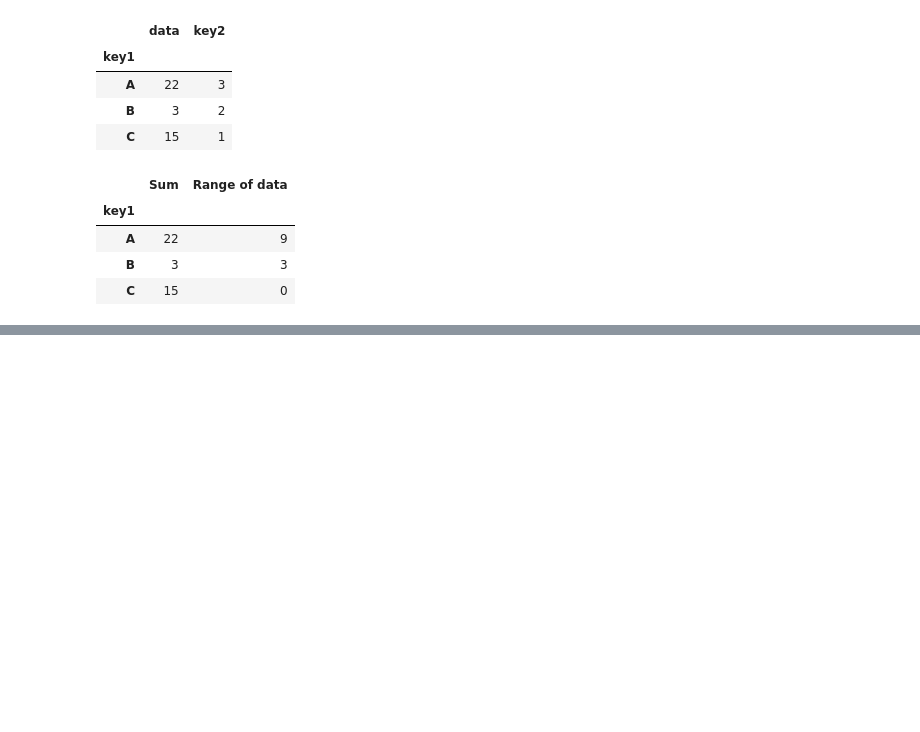
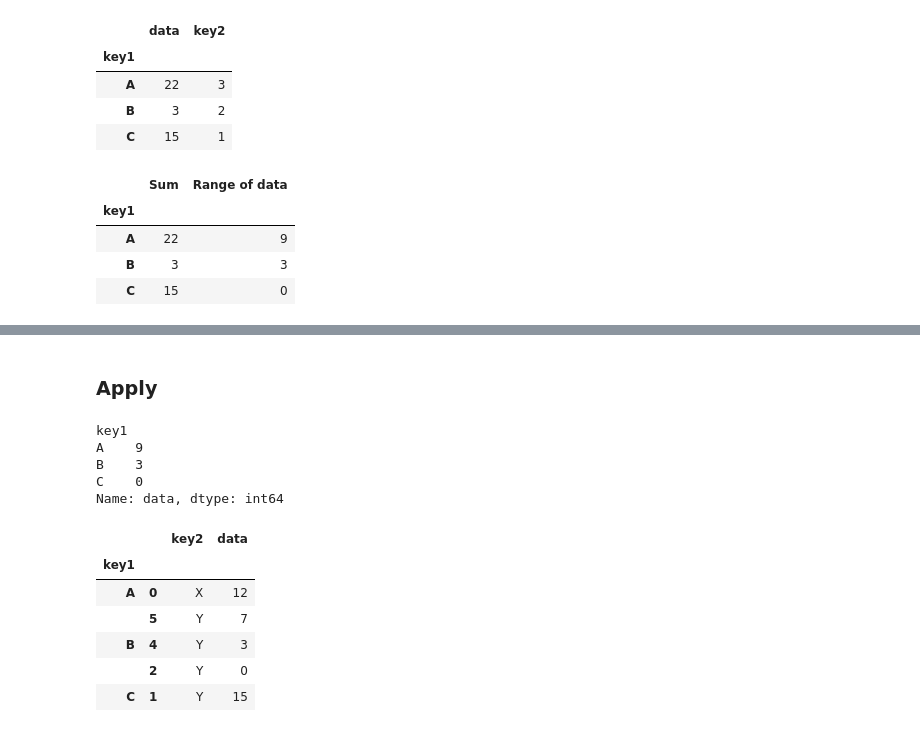
Before and after one commit to hc-sun/python-data-science, a Jupyter notebook: pandas.ipynb, the cells around one changed output, grey strips where cells are left out. Cells and saved outputs as stored; diff of their text form; code cells hidden in the pictures; blank space fills up the shorter version.

```diff
--- a/pandas.ipynb
+++ b/pandas.ipynb
@@ -696,0 +752,25 @@ grouped['data'].agg([('Sum', 'sum'), ('Range of data', range_func)])
+# %% [markdown]
+### Apply
+# %%
+# apply can aggregate groups similar to agg
+grouped['data'].apply(range_func)
+# %% [output]
+key1
+A    9
+B    3
+C    0
+Name: data, dtype: int64
+# %%
+# apply also supports complex operations, for example, return top 2 rows (series) of each group
+def top_2(df):
+    return df.sort_values(by='data', ascending=False)[:2]
+
+grouped.apply(top_2, include_groups=False)
+# %% [output]
+|  |  | key2 | data |
+| key1 |  |  |  |
+| A | 0 | X | 12 |
+|  | 5 | Y | 7 |
+| B | 4 | Y | 3 |
+|  | 2 | Y | 0 |
+| C | 1 | Y | 15 |
```
Also changed, not shown: parts of 7 cells of this notebook.
